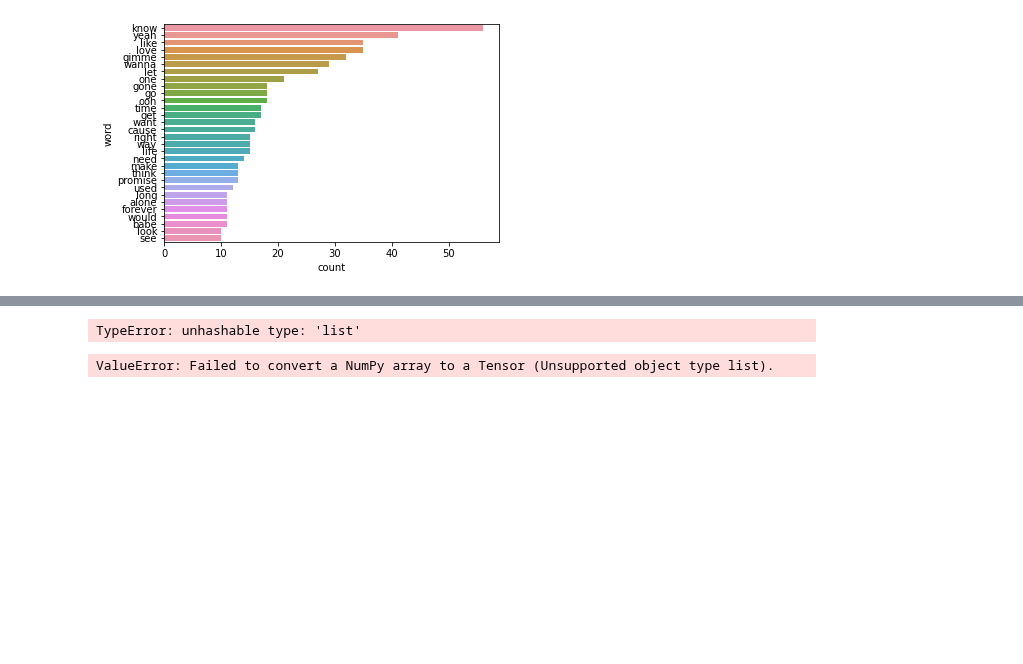
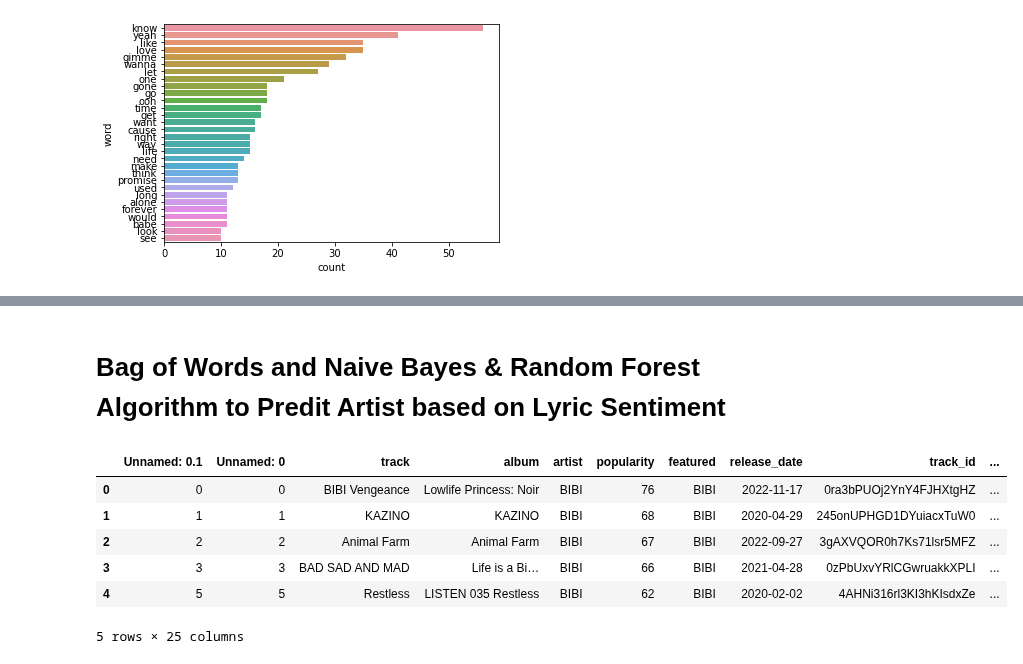
Before and after one commit to jeugenio103/Project-4, a Jupyter notebook: Lyric and Genre Data Collection/Lyric Generator/Lyric_Similarity_Analysis.ipynb, the cells around one changed output, grey strips where cells are left out. Saved outputs shown, nothing was run; the diff lists cells and outputs as text; code cells hidden in the pictures; blank space fills up the shorter version.

Commit message:
Tested out different models for artist prediction

```diff
--- a/Lyric and Genre Data Collection/Lyric Generator/Lyric_Similarity_Analysis.ipynb
+++ b/Lyric and Genre Data Collection/Lyric Generator/Lyric_Similarity_Analysis.ipynb
@@ -154,21 +133,2 @@ findspark.init()
-# %%
-# One-hot encode the target variable
-X_one_hot = pd.get_dummies(X)
-y_one_hot = pd.get_dummies(y)
-
-X_train, X_test, y_train, y_test = train_test_split(X, y_one_hot, random_state=78)
-# %% [output]
-TypeError: unhashable type: 'list'
-# %%
-# Use neural networks to make artist prediction model
-nn_model = tf.keras.models.Sequential()
-nn_model.add(tf.keras.layers.Dense(units=1, activation="relu", input_dim=1))
-nn_model.add(tf.keras.layers.Dense(units=1, activation="sigmoid"))
-nn_model.compile(loss="binary_crossentropy", optimizer="adam", metrics=["accuracy"])
-fit_model = nn_model.fit(X_train, y_train, epochs=50)
-
-# Evaluate the model using the test data
-model_loss, model_accuracy = nn_model.evaluate(X_test,y_test,verbose=2)
-print(f"Loss: {model_loss}, Accuracy: {model_accuracy}")
-# %% [output]
-ValueError: Failed to convert a NumPy array to a Tensor (Unsupported object type list).
+# %% [markdown]
+# Bag of Words and Naive Bayes & Random Forest Algorithm to Predit Artist based on Lyric Sentiment
@@ -174,0 +149,11 @@ ValueError: Failed to convert a NumPy array to a Tensor (Unsupported object type
+# %%
+df_88 = pd.read_csv('formatted_lyrics_88.csv')
+df_88.head()
+# %% [output]
+|  | Unnamed: 0.1 | Unnamed: 0 | track | album | artist | popularity | featured | release_date | track_id | ... |
+| 0 | 0 | 0 | BIBI Vengeance | Lowlife Princess: Noir | BIBI | 76 | BIBI | 2022-11-17 | 0ra3bPUOj2YnY4FJHXtgHZ | ... |
+| 1 | 1 | 1 | KAZINO | KAZINO | BIBI | 68 | BIBI | 2020-04-29 | 245onUPHGD1DYuiacxTuW0 | ... |
+| 2 | 2 | 2 | Animal Farm | Animal Farm | BIBI | 67 | BIBI | 2022-09-27 | 3gAXVQOR0h7Ks71lsr5MFZ | ... |
+| 3 | 3 | 3 | BAD SAD AND MAD | Life is a Bi… | BIBI | 66 | BIBI | 2021-04-28 | 0zPbUxvYRlCGwruakkXPLI | ... |
+| 4 | 5 | 5 | Restless | LISTEN 035 Restless | BIBI | 62 | BIBI | 2020-02-02 | 4AHNi316rl3KI3hKIsdxZe | ... |
+5 rows × 25 columns
```
Also changed, not shown: parts of 30 cells of this notebook, 4 other files.
